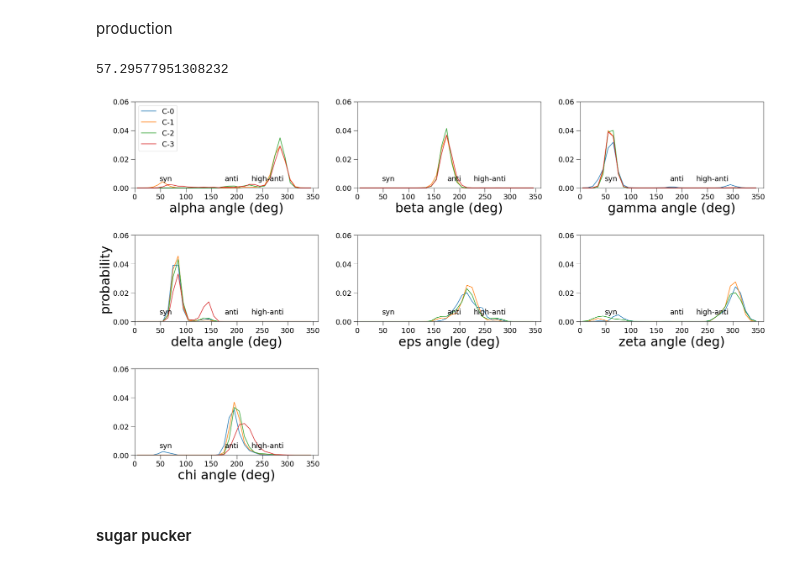
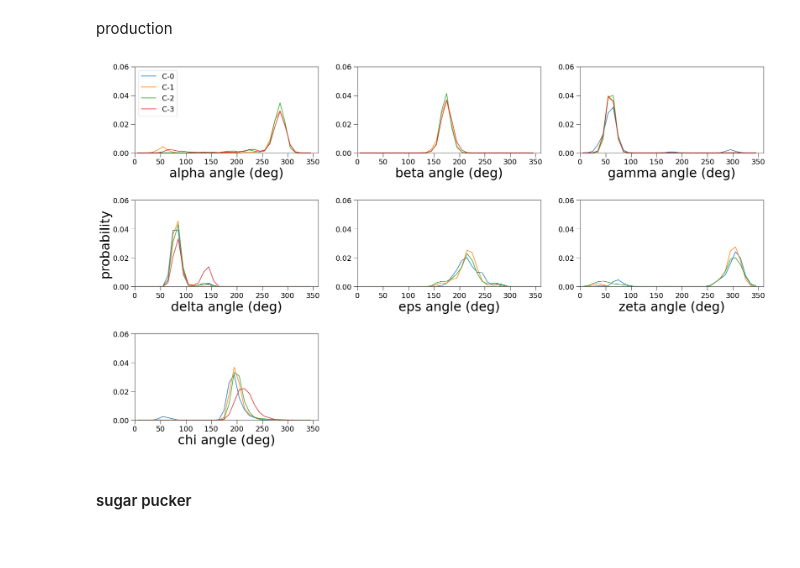
Before and after one commit to choderalab/rna-espaloma, a Jupyter notebook: experiment/scripts/analysis/vanilla/tetramer-analysis.ipynb, the cells around one changed output. Saved outputs shown, nothing was run; the diff lists cells and outputs as text; code cells hidden in the pictures.

```diff
--- a/experiment/scripts/analysis/vanilla/tetramer-analysis.ipynb
+++ b/experiment/scripts/analysis/vanilla/tetramer-analysis.ipynb
@@ -147,9 +230,7 @@ for i in range(angles.shape[1]):
         vals.append(angles[0,i,j])
 
     # move from -pi,pi to 0-2pi range and convert radians to deg
-    a = np.copy(vals)
-    a[np.where(a<0.0)] += 2.*np.pi
-    a *= 180.0/np.pi
+    a = radian_to_degree(np.array(vals))
     mydict[res[i]] = a
 
 df = pd.DataFrame.from_dict(mydict, orient='index', columns=cols)
@@ -171,9 +252,7 @@ for i in range(angles.shape[1]):
         vals.append(angles[0,i,j])
 
     # move from -pi,pi to 0-2pi range and convert radians to deg
-    a = np.copy(vals)
-    a[np.where(a<0.0)] += 2.*np.pi
-    a *= 180.0/np.pi
+    a = radian_to_degree(np.array(vals))
     mydict[res[i]] = a
 
 df = pd.DataFrame.from_dict(mydict, orient='index', columns=cols)
@@ -194,13 +273,7 @@ angles, res = bb.backbone_angles_traj(eq_traj)
 #print(angles_s.shape)
 
 # move from -pi,pi to 0-2pi range and convert radians to deg
-a = np.copy(angles)
-#a[np.where(a<0.0)] += 2.*np.pi
-#a *= 180.0/np.pi
-
-# convert to deg and move to 0:360 range
-a = a*(180./np.pi)
-a[np.where(a<0.0)] += 360
+a = radian_to_degree(np.array(angles))
 
 # create historgram
 bins = np.arange(0, 360, 10)
@@ -229,9 +302,9 @@ for k, v in backbone_annot_dict.items():
     ax.set_xlim(0, 360)
     ax.set_ylim(0, 0.06)
     ax.tick_params(axis='both', labelsize=18)
-    plt.text(60, 0.005, "syn", fontsize=18, ha='center')
-    plt.text(190, 0.005, "anti", fontsize=18, ha='center')
-    plt.text(260, 0.005, "high-anti", fontsize=18, ha='center')
+    #plt.text(60, 0.005, "syn", fontsize=18, ha='center')
+    #plt.text(190, 0.005, "anti", fontsize=18, ha='center')
+    #plt.text(260, 0.005, "high-anti", fontsize=18, ha='center')
 
 plt.tight_layout()
 plt.savefig("bb_angles_eq.png")
@@ -241,58 +314,48 @@ plt.savefig("bb_angles_eq.png")
 #### backbone angle histrogram
 # %% [markdown]
 production
-# %%
-180/np.pi
-# %% [output]
-57.29577951308232
 # %%
 angles, res = bb.backbone_angles_traj(traj)
 #print(angles_s.shape)
 
 # move from -pi,pi to 0-2pi range and convert radians to deg
-a = np.copy(angles)
-#a[np.where(a<0.0)] += 2.*np.pi
-#a *= 180.0/np.pi
-
-# convert to deg and move to 0:360 range
-a = a*(180./np.pi)
-a[np.where(a<0.0)] += 360
+a = radian_to_degree(np.array(angles))
 
 # create historgram
 bins = np.arange(0, 360, 10)
 
 # make plot
 fig = plt.figure(figsize=(24,18))
 for k, v in backbone_annot_dict.items():
     """
     k : torsion name
     v : torsion index
     """
     ax = fig.add_subplot(4, 3, v+1)
     for i in range(len(rnames)):
         """
         i : residue name index
         x : normalized frequency
         y : degree
         """
         y, x = np.histogram(a[:,i, v], density=True, bins=bins)
         ax.plot(0.5*(x[1:]+x[:-1]), y, label="{}-{}".format(rnames[i], i))
     if v == 0:
         plt.legend(loc="upper left", fontsize=18)
     if v == 3:
         ax.set_ylabel("probability", fontsize=32)
     ax.set_xlabel("{} angle (deg)".format(k), fontsize=32)
     ax.set_xlim(0, 360)
     ax.set_ylim(0, 0.06)
     ax.tick_params(axis='both', labelsize=18)
-    plt.text(60, 0.005, "syn", fontsize=18, ha='center')
-    plt.text(190, 0.005, "anti", fontsize=18, ha='center')
-    plt.text(260, 0.005, "high-anti", fontsize=18, ha='center')
+    #plt.text(60, 0.005, "syn", fontsize=18, ha='center')
+    #plt.text(190, 0.005, "anti", fontsize=18, ha='center')
+    #plt.text(260, 0.005, "high-anti", fontsize=18, ha='center')
 
 plt.tight_layout()
 plt.savefig("bb_angles.png")
 # %% [output]
-[figure, old version]
+[figure, new version]
 # %% [markdown]
 #### sugar pucker
 # %% [markdown]
```
Also changed, not shown: parts of 26 cells of this notebook.
